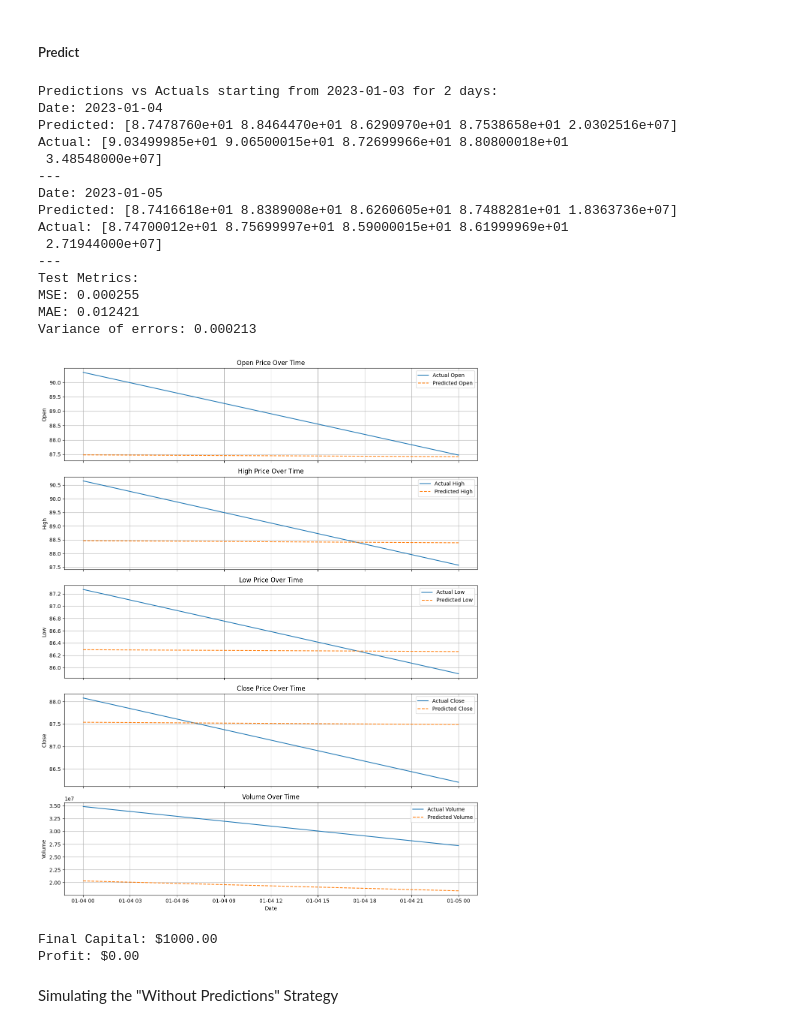
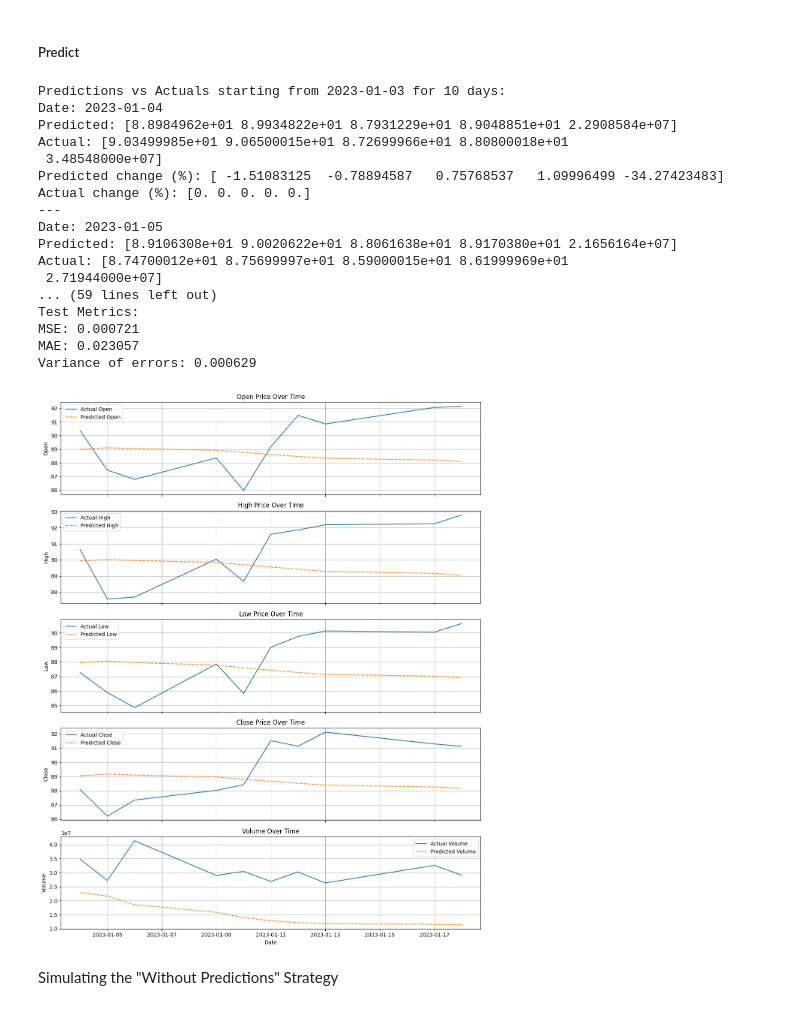
Before and after one commit to georgeslight/Algorithmic_Trading, a Jupyter notebook: experiment_2/src/app.ipynb, the cells around one changed output. Drawn from its saved outputs; the diff is of its cells as text; code cells hidden in the pictures.

```diff
--- a/experiment_2/src/app.ipynb
+++ b/experiment_2/src/app.ipynb
@@ -200,7 +200,7 @@ predictor = Predictor(
 # Specify parameters for prediction
 start_date = date(2023, 1, 3)
 
-days_to_predict = 2
+days_to_predict = 10
 
 # Perform the prediction
 dataset = pp.load_data()  # Load the dataset to access dates
@@ -217,79 +217,58 @@ mse = np.mean((actual_values_scaled - predicted_values_scaled) ** 2)  # Mean Squ
 mae = np.mean(np.abs(actual_values_scaled - predicted_values_scaled))  # Mean Absolute Error
 variance = np.var(actual_values_scaled - predicted_values_scaled)  # Variance of errors
 
-
 # Compare predicted values with actual values
 print(f"\nPredictions vs Actuals starting from {start_date.strftime('%Y-%m-%d')} for {days_to_predict} days:")
 
 for i, (prediction, actual) in enumerate(zip(predicted_values, actual_values)):
     prediction_date = dataset.iloc[start_index + 1 + i]['Date']
+    # Compute changes
+    predicted_change = ((prediction - actual_values[i]) / actual_values[i]) * 100
+    actual_change = ((actual - actual_values[i]) / actual_values[i]) * 100
+
     print(f"Date: {prediction_date}")
     print(f"Predicted: {prediction}")
     print(f"Actual: {actual}")
+    print(f"Predicted change (%): {predicted_change}")
+    print(f"Actual change (%): {actual_change}") # todo is alwys 0
     print("---")
 
 # Print evaluation metrics
 print(f"Test Metrics:")
 print(f"MSE: {mse:.6f}")  # Mean Squared Error -> Smaller values indicate better model performance.
 print(f"MAE: {mae:.6f}")  # Mean Absolute Error -> Provides a more interpretable metric compared to MSE (does not square the errors).
 print(f"Variance of errors: {variance:.6f}")  # Variance -> Lower variance indicates that the model consistently makes predictions close to the actual values.
 
 # Plot
 plotter = DataPlotter()
 # Create a DataFrame for results
 df_results = plotter.create_results_dataframe(
     dates=dataset["Date"].iloc[start_index + 1:start_index + 1 + days_to_predict],  # Use the dates for the prediction range
     actuals_original=actual_values,
     predictions_original=predicted_values
 )
 # Plot results for the prediction range
 plotter.plot_results(df_results
 )
 # %% [output]
-Predictions vs Actuals starting from 2023-01-03 for 2 days:
+Predictions vs Actuals starting from 2023-01-03 for 10 days:
 Date: 2023-01-04
-Predicted: [8.7478760e+01 8.8464470e+01 8.6290970e+01 8.7538658e+01 2.0302516e+07]
+Predicted: [8.8984962e+01 8.9934822e+01 8.7931229e+01 8.9048851e+01 2.2908584e+07]
 Actual: [9.03499985e+01 9.06500015e+01 8.72699966e+01 8.80800018e+01
  3.48548000e+07]
+Predicted change (%): [ -1.51083125  -0.78894587   0.75768537   1.09996499 -34.27423483]
+Actual change (%): [0. 0. 0. 0. 0.]
 ---
 Date: 2023-01-05
-Predicted: [8.7416618e+01 8.8389008e+01 8.6260605e+01 8.7488281e+01 1.8363736e+07]
+Predicted: [8.9106308e+01 9.0020622e+01 8.8061638e+01 8.9170380e+01 2.1656164e+07]
 Actual: [8.74700012e+01 8.75699997e+01 8.59000015e+01 8.61999969e+01
  2.71944000e+07]
----
+... (59 lines left out)
 Test Metrics:
-MSE: 0.000255
-MAE: 0.012421
-Variance of errors: 0.000213
+MSE: 0.000721
+MAE: 0.023057
+Variance of errors: 0.000629
-[figure, old version]
+[figure, new version]
-# %%
-# Example: Simulate profit based on predictions
-initial_capital = 1000  # Starting capital in dollars
-capital = initial_capital
-stock_held = 0
-
-for i in range(len(predicted_values) - 1):
-    predicted_close_today = predicted_values[i][3]  # Predicted Close
-    predicted_open_tomorrow = predicted_values[i + 1][0]  # Predicted Open
-
-    # Simple strategy: Buy if tomorrow's Open is higher than today's Close
-    if predicted_open_tomorrow > predicted_close_today:
-        stock_held = capital / predicted_close_today
-        capital = 0
-    # Sell if tomorrow's Open is lower than today's Close
-    elif stock_held > 0:
-        capital = stock_held * predicted_open_tomorrow
-        stock_held = 0
-
-# Final capital value
-final_capital = capital + (stock_held * predicted_values[-1][3] if stock_held > 0 else 0)
-profit = final_capital - initial_capital
-
-print(f"Final Capital: ${final_capital:.2f}")
-print(f"Profit: ${profit:.2f}")
-# %% [output]
-Final Capital: $1000.00
-Profit: $0.00
 # %% [markdown]
 Simulating the "Without Predictions" Strategy
 # %%
```
Also changed, not shown: parts of 4 cells of this notebook.
